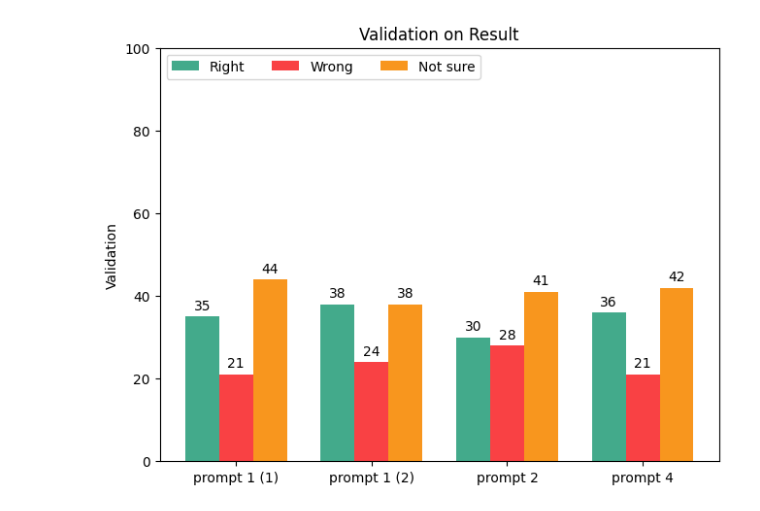
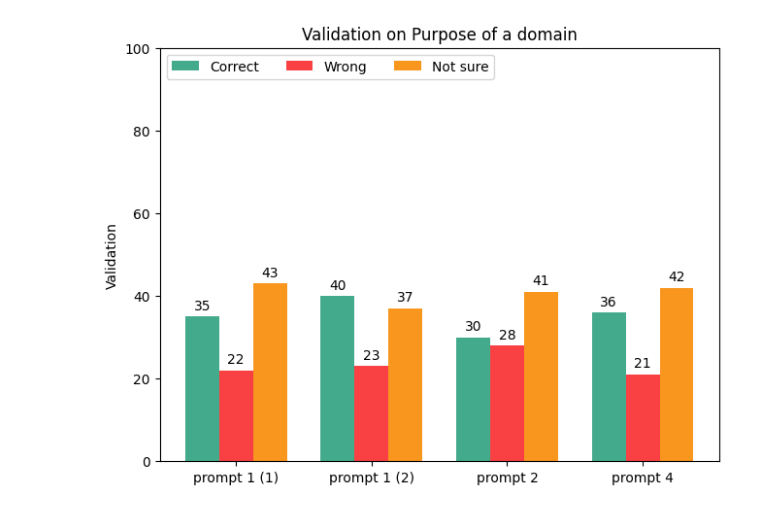
Before and after one commit to HAoRAn-W/ECE-GY-9393-IoT-Security, a Jupyter notebook: code/jupyter/plots.ipynb, the cells around one changed output. Drawn from its saved outputs; the diff is of its cells as text; code cells hidden in the pictures.

```diff
--- a/code/jupyter/plots.ipynb
+++ b/code/jupyter/plots.ipynb
@@ -6,9 +6,9 @@ prompts = ("prompt 1 (1)", "prompt 1 (2)", "prompt 2", "prompt 4")
 colors = ['#43aa8b', '#f94144', '#f8961e']
 # %%
 company_validations = {
-    'Right': (68, 65, 67, 70),
-    'Wrong': (14, 16, 17, 14),
-    'Not sure': (18, 19, 16, 16),
+    'Correct': (70, 67, 67, 70),
+    'Wrong': (17, 19, 17, 14),
+    'Not sure': (13, 14, 16, 16),
 }
 
 x = np.arange(len(prompts))  # the label locations
@@ -40,8 +40,8 @@ plt.show()
 # %%
 website_validations = {
-    'Right': (72, 72, 66, 73),
-    'Wrong': (16, 16, 20, 13),
-    'Not sure': (12, 12, 14, 14),
+    'Correct': (72, 72, 66, 73),
+    'Wrong': (19, 19, 20, 13),
+    'Not sure': (9, 9, 14, 14),
 }
 
 x = np.arange(len(prompts))  # the label locations
@@ -73,33 +73,33 @@ plt.show()
 # %%
 result_validations = {
-    'Right': (35, 38, 30, 36),
-    'Wrong': (21, 24, 28, 21),
-    'Not sure': (44, 38, 41, 42),
+    'Correct': (35, 40, 30, 36),
+    'Wrong': (22, 23, 28, 21),
+    'Not sure': (43, 37, 41, 42),
 }
 
 x = np.arange(len(prompts))  # the label locations
 width = 0.25  # the width of the bars
 multiplier = 0
 
 fig, ax = plt.subplots(layout='constrained')
 
 color_pick = 0
 
 for attribute, measurement in result_validations.items():
     offset = width * multiplier
     rects = ax.bar(x + offset, measurement, width, label=attribute, color=colors[color_pick])
     ax.bar_label(rects, padding=3)
     multiplier += 1
     color_pick += 1
 
 # Add some text for labels, title and custom x-axis tick labels, etc.
 ax.set_ylabel('Validation')
 ax.set_title('Prompts')
 ax.set_xticks(x + width, prompts)
 ax.legend(loc='upper left', ncols=3)
 ax.set_ylim(0, 100)
-ax.set_title('Validation on Result')
+ax.set_title('Validation on Purpose of a domain')
 
 plt.show()
 # %% [output]
-[figure, old version]
+[figure, new version]
```
Also changed, not shown: parts of 3 cells of this notebook, 7 other files.
